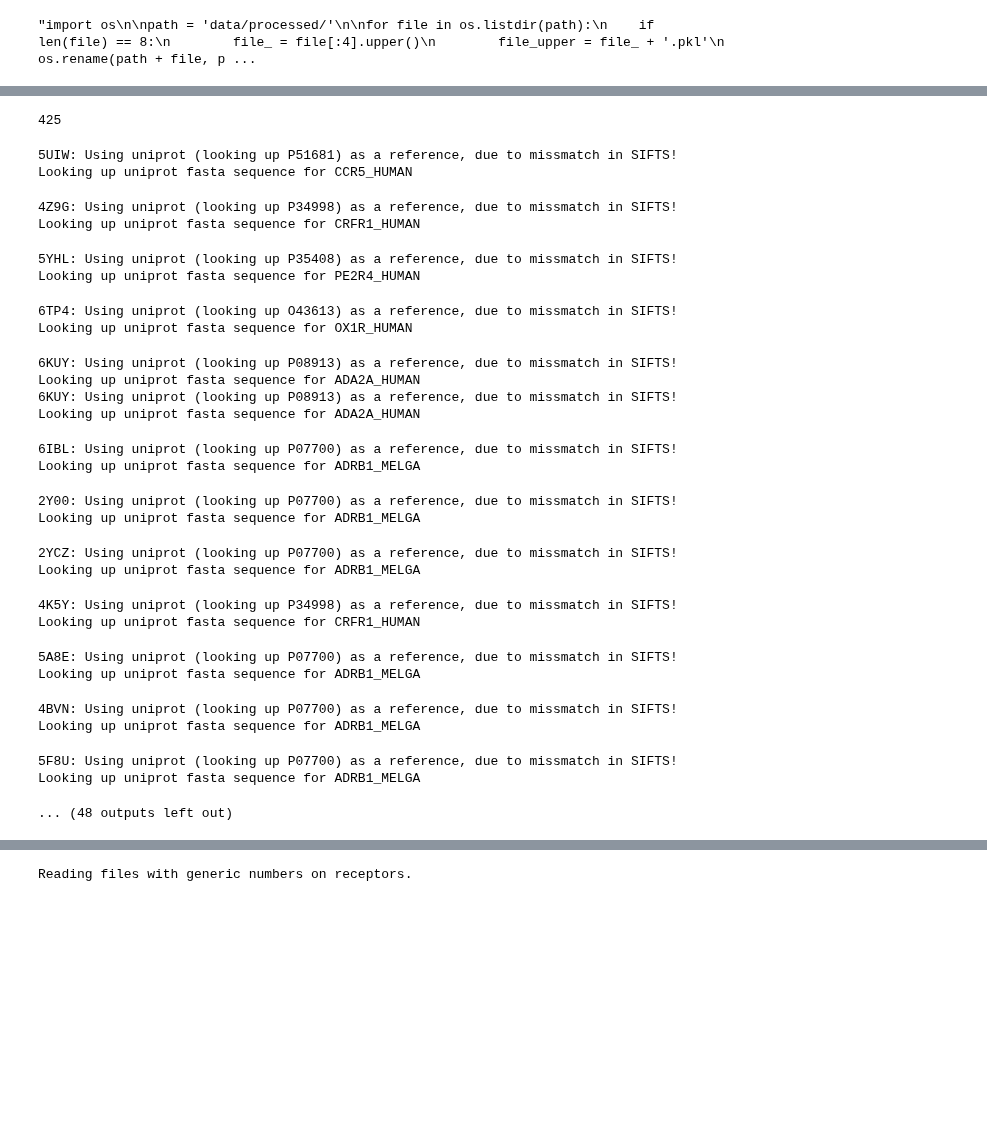
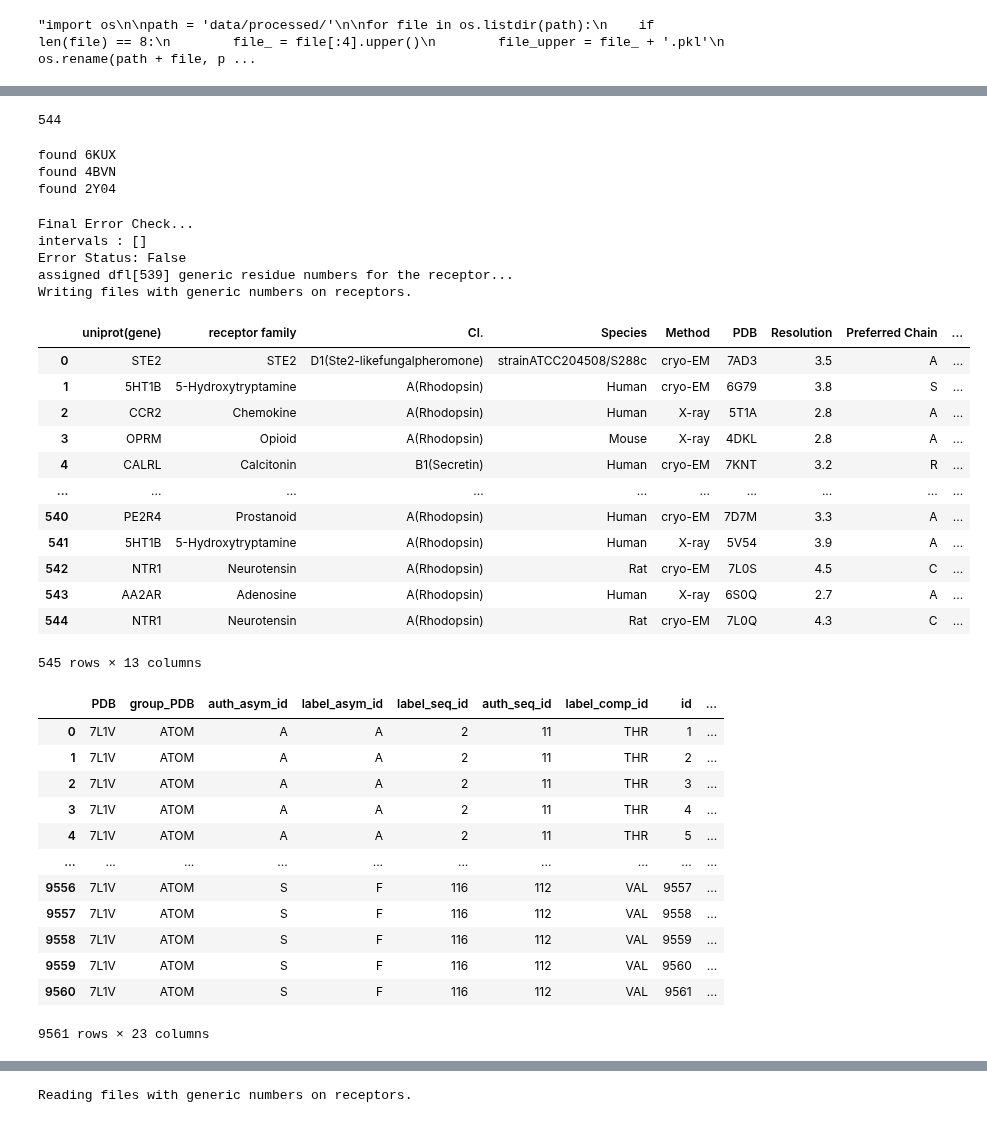
Before and after one commit to flurinh/mt, a Jupyter notebook: run.ipynb, the cells around one changed output, grey strips where cells are left out. Saved outputs shown, nothing was run; the diff lists cells and outputs as text; code cells hidden in the pictures; blank space fills up the shorter version.

```diff
--- a/run.ipynb
+++ b/run.ipynb
@@ -59,6 +63,6 @@ Reading files without generic numbers...
 # %%
-p.apply_filter(f_inact)
+# p.apply_filter(f_inact)
 # %%
 len(p.dfl_list)
 # %% [output]
-425
+544
@@ -65,34 +71,32 @@ len(p.dfl_list)
 # %%
-for pdb in p.dfl_list:
-    if pdb not in list(f_inact['PDB']):
-        print(pdb)
+for pdb in ['6KUX', '4BVN', '2Y04']:
+    if p.dfl_list.index(pdb) != None:
+        print("found", pdb)
+# %% [output]
+found 6KUX
+found 4BVN
+found 2Y04
 # %%
-p.assign_generic_numbers_r(f=f_inact, pdb_ids=[], overwrite=True, folder='data/processed/')
+p.assign_generic_numbers_r(f=p.table, pdb_ids=['7L1V'], overwrite=True, folder='data/processed/')
 # %% [output]
-5UIW: Using uniprot (looking up P51681) as a reference, due to missmatch in SIFTS!
-Looking up uniprot fasta sequence for CCR5_HUMAN
+Final Error Check...
+intervals : []
+Error Status: False
+assigned dfl[539] generic residue numbers for the receptor...
+Writing files with generic numbers on receptors.
-4Z9G: Using uniprot (looking up P34998) as a reference, due to missmatch in SIFTS!
-Looking up uniprot fasta sequence for CRFR1_HUMAN
-5YHL: Using uniprot (looking up P35408) as a reference, due to missmatch in SIFTS!
-Looking up uniprot fasta sequence for PE2R4_HUMAN
-6TP4: Using uniprot (looking up O43613) as a reference, due to missmatch in SIFTS!
-Looking up uniprot fasta sequence for OX1R_HUMAN
-6KUY: Using uniprot (looking up P08913) as a reference, due to missmatch in SIFTS!
-Looking up uniprot fasta sequence for ADA2A_HUMAN
-6KUY: Using uniprot (looking up P08913) as a reference, due to missmatch in SIFTS!
-Looking up uniprot fasta sequence for ADA2A_HUMAN
-6IBL: Using uniprot (looking up P07700) as a reference, due to missmatch in SIFTS!
-Looking up uniprot fasta sequence for ADRB1_MELGA
-2Y00: Using uniprot (looking up P07700) as a reference, due to missmatch in SIFTS!
-Looking up uniprot fasta sequence for ADRB1_MELGA
-2YCZ: Using uniprot (looking up P07700) as a reference, due to missmatch in SIFTS!
-Looking up uniprot fasta sequence for ADRB1_MELGA
-4K5Y: Using uniprot (looking up P34998) as a reference, due to missmatch in SIFTS!
-Looking up uniprot fasta sequence for CRFR1_HUMAN
-5A8E: Using uniprot (looking up P07700) as a reference, due to missmatch in SIFTS!
-Looking up uniprot fasta sequence for ADRB1_MELGA
-4BVN: Using uniprot (looking up P07700) as a reference, due to missmatch in SIFTS!
-Looking up uniprot fasta sequence for ADRB1_MELGA
-5F8U: Using uniprot (looking up P07700) as a reference, due to missmatch in SIFTS!
-Looking up uniprot fasta sequence for ADRB1_MELGA
-... (48 outputs left out)
+# %%
+p.table
+# %% [output]
+|  | uniprot(gene) | receptor family | Cl. | Species | Method | PDB | Resolution | Preferred Chain | ... |
+| 0 | STE2 | STE2 | D1(Ste2-likefungalpheromone) | strainATCC204508/S288c | cryo-EM | 7AD3 | 3.5 | A | ... |
+| 1 | 5HT1B | 5-Hydroxytryptamine | A(Rhodopsin) | Human | cryo-EM | 6G79 | 3.8 | S | ... |
+| 2 | CCR2 | Chemokine | A(Rhodopsin) | Human | X-ray | 5T1A | 2.8 | A | ... |
+| 3 | OPRM | Opioid | A(Rhodopsin) | Mouse | X-ray | 4DKL | 2.8 | A | ... |
+| 4 | CALRL | Calcitonin | B1(Secretin) | Human | cryo-EM | 7KNT | 3.2 | R | ... |
+| ... | ... | ... | ... | ... | ... | ... | ... | ... | ... |
+| 540 | PE2R4 | Prostanoid | A(Rhodopsin) | Human | cryo-EM | 7D7M | 3.3 | A | ... |
+| 541 | 5HT1B | 5-Hydroxytryptamine | A(Rhodopsin) | Human | X-ray | 5V54 | 3.9 | A | ... |
+| 542 | NTR1 | Neurotensin | A(Rhodopsin) | Rat | cryo-EM | 7L0S | 4.5 | C | ... |
+| 543 | AA2AR | Adenosine | A(Rhodopsin) | Human | X-ray | 6S0Q | 2.7 | A | ... |
+| 544 | NTR1 | Neurotensin | A(Rhodopsin) | Rat | cryo-EM | 7L0Q | 4.3 | C | ... |
+545 rows × 13 columns
@@ -98,0 +107,16 @@ Looking up uniprot fasta sequence for ADRB1_MELGA
+# %%
+df
+# %% [output]
+|  | PDB | group_PDB | auth_asym_id | label_asym_id | label_seq_id | auth_seq_id | label_comp_id | id | ... |
+| 0 | 7L1V | ATOM | A | A | 2 | 11 | THR | 1 | ... |
+| 1 | 7L1V | ATOM | A | A | 2 | 11 | THR | 2 | ... |
+| 2 | 7L1V | ATOM | A | A | 2 | 11 | THR | 3 | ... |
+| 3 | 7L1V | ATOM | A | A | 2 | 11 | THR | 4 | ... |
+| 4 | 7L1V | ATOM | A | A | 2 | 11 | THR | 5 | ... |
+| ... | ... | ... | ... | ... | ... | ... | ... | ... | ... |
+| 9556 | 7L1V | ATOM | S | F | 116 | 112 | VAL | 9557 | ... |
+| 9557 | 7L1V | ATOM | S | F | 116 | 112 | VAL | 9558 | ... |
+| 9558 | 7L1V | ATOM | S | F | 116 | 112 | VAL | 9559 | ... |
+| 9559 | 7L1V | ATOM | S | F | 116 | 112 | VAL | 9560 | ... |
+| 9560 | 7L1V | ATOM | S | F | 116 | 112 | VAL | 9561 | ... |
+9561 rows × 23 columns
```
Also changed, not shown: parts of 20 cells of this notebook, 2 other files.
